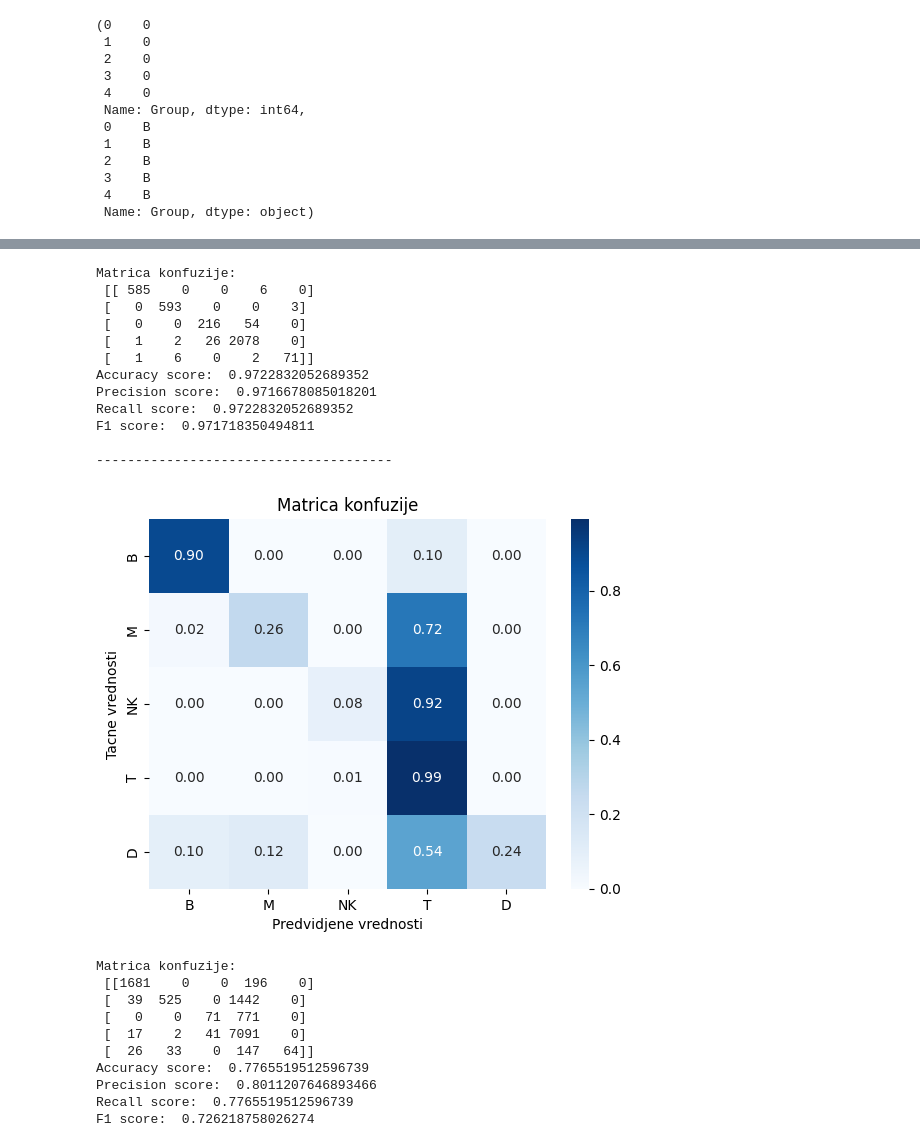
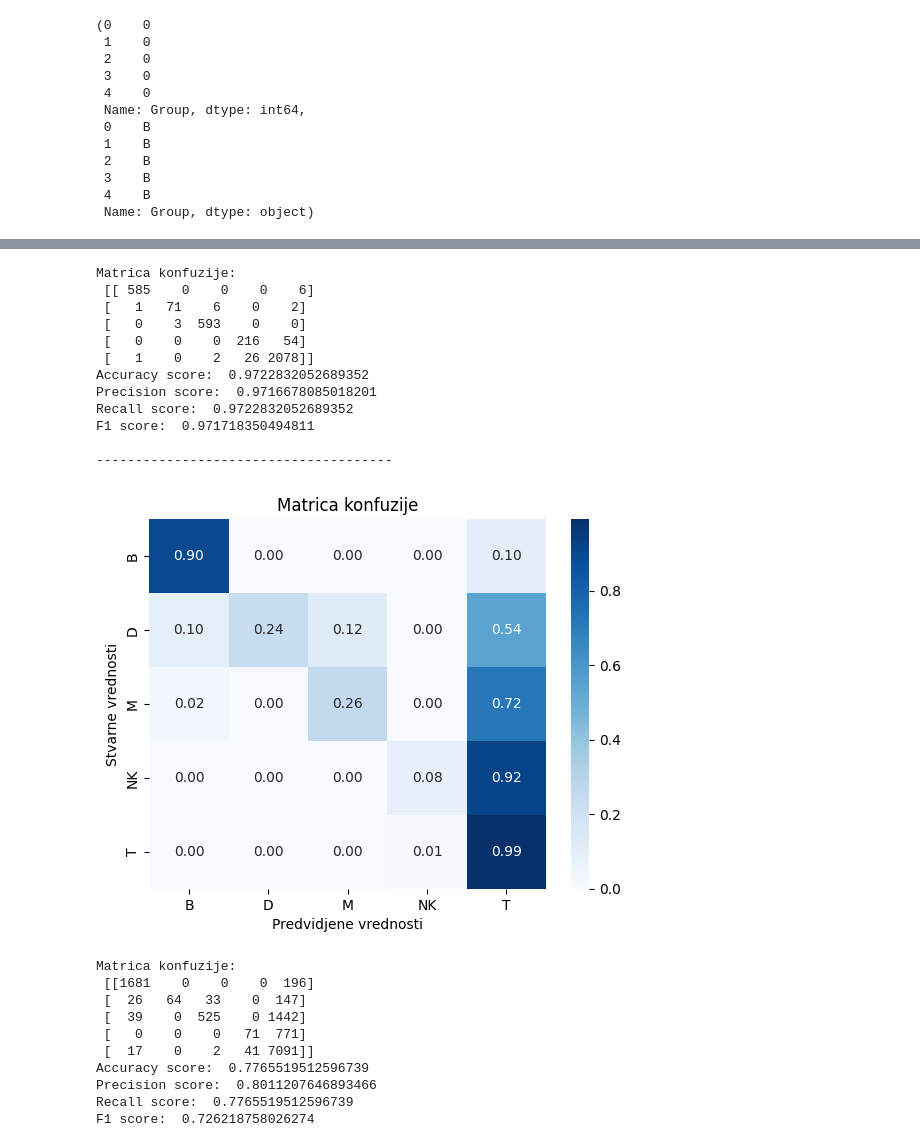
Before and after one commit to bogdans55/ip2-projekat, a Jupyter notebook: models/xgboost.ipynb, the cells around one changed output, grey strips where cells are left out. Saved outputs shown, nothing was run; the diff lists cells and outputs as text; code cells hidden in the pictures.

```diff
--- a/models/xgboost.ipynb
+++ b/models/xgboost.ipynb
@@ -18,5 +18,5 @@ data_bs1.head()
 # %%
-X = data_bs1.drop(['Group', 'Subgroups'], axis=1)
+X = data_bs1.drop(['Group'], axis=1)
 y = data_bs1['Group']
 # %%
 y.unique()
@@ -24,7 +24,7 @@ y.unique()
 array(['B', 'D', 'M', 'NK', 'T'], dtype=object)
 # %%
 def replace_values(y):
-    return y.replace({'B': 0, 'M': 1, 'NK': 2, 'T': 3, 'D': 4}, regex=True)
+    return y.replace({'B': 0, 'D': 1, 'M': 2, 'NK': 3, 'T': 4}, regex=True)
 # %%
 encoded_y = replace_values(y)
 encoded_y[:5], y[:5]
@@ -48,14 +48,13 @@ X_train, X_test, y_train, y_test = train_test_split(X, encoded_y, test_size=0.3,
 # %%
 from sklearn.metrics import confusion_matrix, accuracy_score, precision_score, recall_score, f1_score
 # %%
-def model_info(y_real, y_pred):
+def model_info(y_real, y_pred, labels=['B', 'D', 'M', 'NK', 'T']):
     cm = confusion_matrix(y_real, y_pred)
     class_sums = cm.sum(axis=1)
     normalized_conf_matrix = cm / class_sums[:, np.newaxis]
-    labels = ['B', 'M', 'NK', 'T', 'D']
     sns.heatmap(normalized_conf_matrix, annot=True, cmap='Blues', xticklabels=labels, yticklabels=labels, fmt='.2f')
     plt.xlabel('Predvidjene vrednosti')
-    plt.ylabel('Tacne vrednosti')
+    plt.ylabel('Stvarne vrednosti')
     plt.title('Matrica konfuzije')
     plt.show()
 
@@ -65,11 +64,11 @@ def model_info(y_real, y_pred):
     print('Recall score: ', recall_score(y_real, y_pred, average='weighted'))
     print('F1 score: ', f1_score(y_real, y_pred, average='weighted'))
 # %%
-def build_model(model, X_train, X_test, y_train, y_test):
+def build_model(model, X_train, X_test, y_train, y_test, classes=['B', 'D', 'M', 'NK', 'T']):
     model.fit(X_train, y_train)
 
     y_pred = model.predict(X_test)
-    model_info(y_test, y_pred)
+    model_info(y_test, y_pred, classes)
 
     return model
 # %%
@@ -116,7 +115,7 @@ best_model = model_bs1
 # %%
 data_bs2 = pd.read_csv('../data/preprocessed_data_BS2.csv')
 
-X = data_bs2.drop(['Group', 'Subgroups'], axis=1)
+X = data_bs2.drop(['Group'], axis=1)
 y = data_bs2['Group']
 encoded_y = replace_values(y)
 
@@ -126,7 +125,7 @@ model_bs2 = XGBClassifier(random_state=55)
 model_bs2 = build_model(model_bs2, X_train_bs2, X_test_bs2, y_train_bs2, y_test_bs2)
 print('\n--------------------------------------\n')
 
-X_test_data = data_bs2.drop(['Group', 'Subgroups'], axis=1)
+X_test_data = data_bs2.drop(['Group'], axis=1)
 y_test_data = data_bs2['Group']
 encoded_y_test_data = replace_values(y_test_data)
 
@@ -137,22 +136,22 @@ model_info(encoded_y_test_data, y_pred)
 Matrica konfuzije:
- [[ 585    0    0    6    0]
- [   0  593    0    0    3]
- [   0    0  216   54    0]
- [   1    2   26 2078    0]
- [   1    6    0    2   71]]
+ [[ 585    0    0    0    6]
+ [   1   71    6    0    2]
+ [   0    3  593    0    0]
+ [   0    0    0  216   54]
+ [   1    0    2   26 2078]]
 Accuracy score:  0.9722832052689352
 Precision score:  0.9716678085018201
 Recall score:  0.9722832052689352
 F1 score:  0.971718350494811
 
 --------------------------------------
-[figure, old version]
+[figure, new version]
 Matrica konfuzije:
- [[1681    0    0  196    0]
- [  39  525    0 1442    0]
- [   0    0   71  771    0]
- [  17    2   41 7091    0]
- [  26   33    0  147   64]]
+ [[1681    0    0    0  196]
+ [  26   64   33    0  147]
+ [  39    0  525    0 1442]
+ [   0    0    0   71  771]
+ [  17    0    2   41 7091]]
 Accuracy score:  0.7765519512596739
 Precision score:  0.8011207646893466
 Recall score:  0.7765519512596739
```
Also changed, not shown: parts of 5 cells of this notebook, 2 other files.
